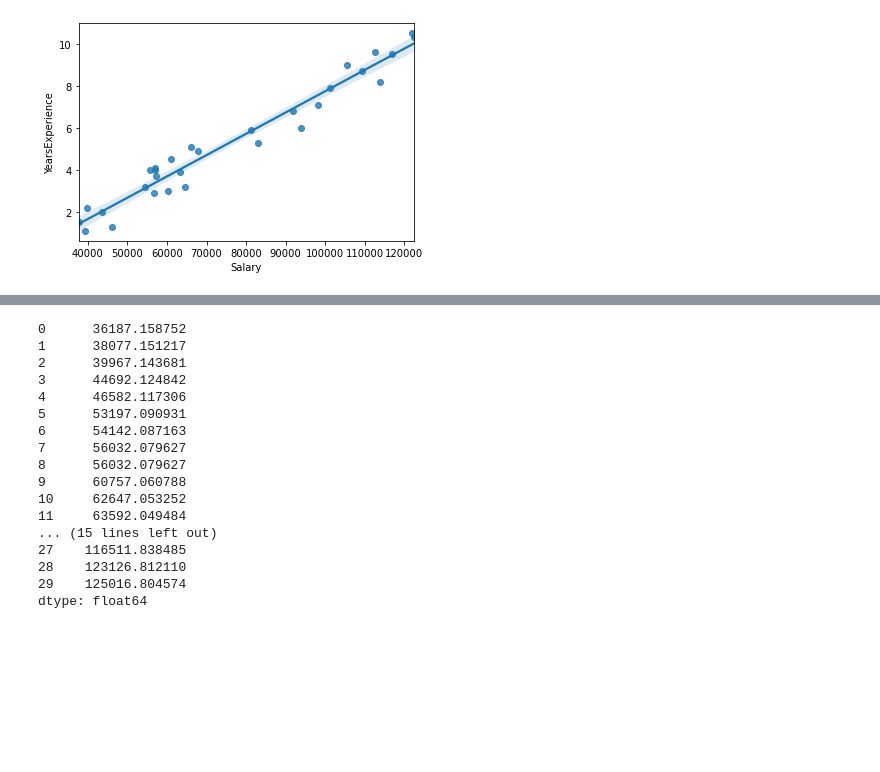
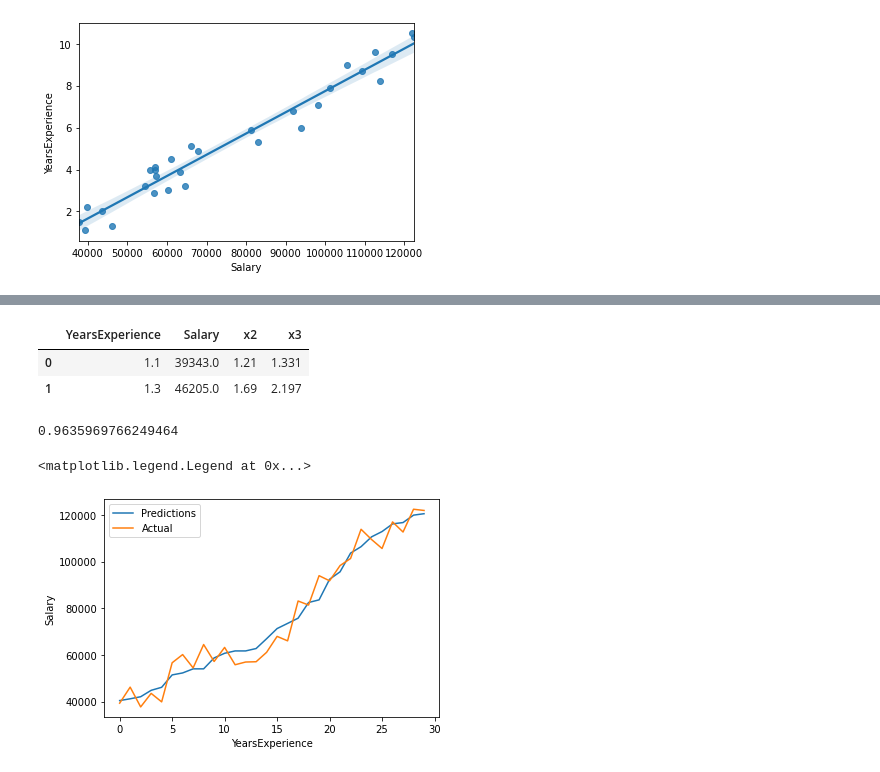
Before and after one commit to lancemachado1/Predicting_salary_SLR, a Jupyter notebook: Predicting salary-hike (SLR).ipynb, the cells around one changed output, grey strips where cells are left out. Saved outputs shown, nothing was run; the diff lists cells and outputs as text; code cells hidden in the pictures; blank space fills up the shorter version.

```diff
--- a/Predicting salary-hike (SLR).ipynb
+++ b/Predicting salary-hike (SLR).ipynb
@@ -72,22 +76,4 @@ OLS Regression Results
 Notes:
 [1] Standard Errors assume that the covariance matrix of the errors is correctly specified.
 # %%
-model_1.predict(df["YearsExperience"])
+model_1_pred = model_1.predict(df["YearsExperience"])
-# %% [output]
-0      36187.158752
-1      38077.151217
-2      39967.143681
-3      44692.124842
-4      46582.117306
-5      53197.090931
-6      54142.087163
-7      56032.079627
-8      56032.079627
-9      60757.060788
-10     62647.053252
-11     63592.049484
-... (15 lines left out)
-27    116511.838485
-28    123126.812110
-29    125016.804574
-dtype: float64
@@ -93,0 +82,26 @@ dtype: float64
+# %%
+df1["x2"] = df1.YearsExperience**2
+df1["x3"] = df1.YearsExperience**3
+df1.head(2)
+# %% [output]
+|  | YearsExperience | Salary | x2 | x3 |
+| 0 | 1.1 | 39343.0 | 1.21 | 1.331 |
+| 1 | 1.3 | 46205.0 | 1.69 | 2.197 |
+# %%
+model_2 = smf.ols("Salary~YearsExperience+x2+x3",data=df1).fit()
+model_2.rsquared
+# %% [output]
+0.9635969766249464
+# %%
+df2 = df1.drop("Salary",axis=1)
+# %%
+predictions = model_2.predict(df2)
+# %%
+plt.plot(predictions,label='Predictions')
+plt.plot(df1["Salary"],label='Actual')
+plt.xlabel("YearsExperience")
+plt.ylabel("Salary")
+plt.legend()
+# %% [output]
+<matplotlib.legend.Legend at 0x...>
+[figure, added]
```
Also changed, not shown: parts of 5 cells of this notebook.
